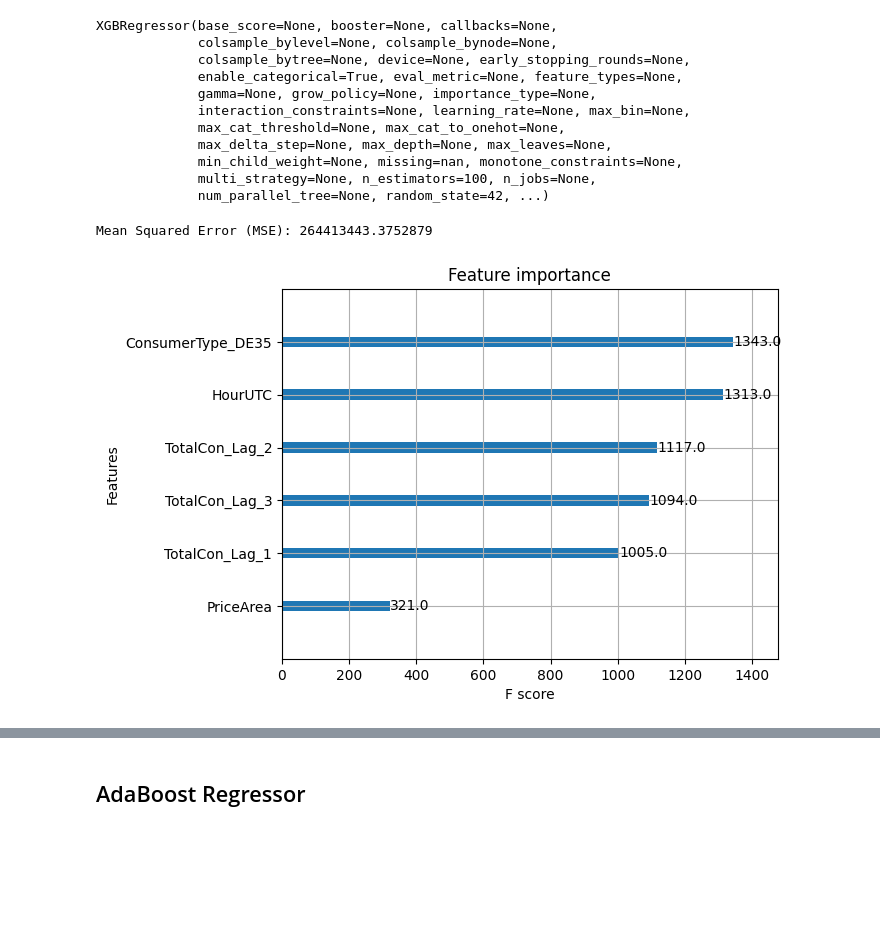
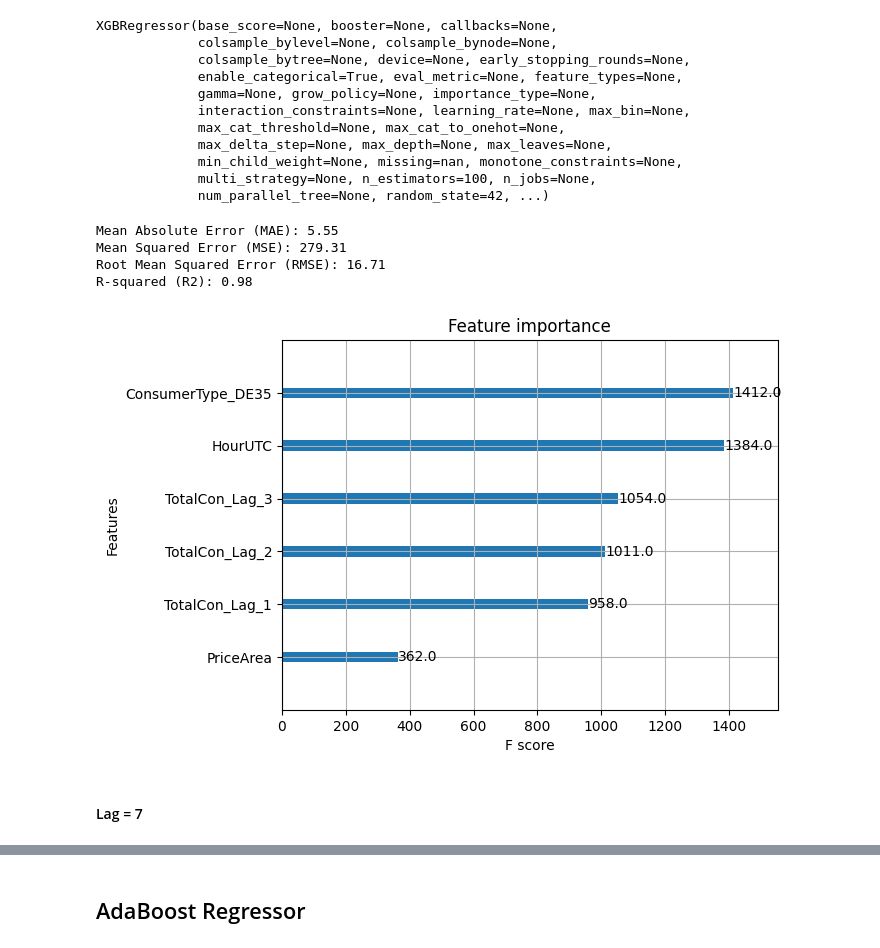
Before and after one commit to quantran-13/cs2215-ECD-mlops, a Jupyter notebook: notebooks/baseline_model.ipynb, the cells around one changed output, grey strips where cells are left out. Saved outputs shown, nothing was run; the diff lists cells and outputs as text; code cells hidden in the pictures; blank space fills up the shorter version.

Commit message:
feat(XGBRegressor): add more eval metrics + save model weights

```diff
--- a/notebooks/baseline_model.ipynb
+++ b/notebooks/baseline_model.ipynb
@@ -184,7 +186,8 @@ class TimeSeriesPreprocessor(BaseEstimator, TransformerMixin):
         processed_df['HourDK'] = processed_df['HourDK'].astype('int64')
 
         # Ensure 'TotalCon' is of float data type
-        processed_df['TotalCon'] = processed_df['TotalCon'].astype(float)
+        # processed_df['TotalCon'] = processed_df['TotalCon'].astype(float) // 10**9.
+        processed_df['TotalCon'] = processed_df['TotalCon'].astype(float) // 10**3.
 
         # Encode categorical columns using the fitted label encoders
         for col in ['PriceArea', 'ConsumerType_DE35']:
@@ -307,7 +319,7 @@ dtype: object
 # %%
 from xgboost import XGBRegressor
 # %%
-LAG = 7
+LAG = 3
 N_ESTIMATORS = 100
 RANDOM_STATE = 42
 WARN_ON_NA = True
@@ -317,7 +329,7 @@ DROP_NA = True
 preprocessing_pipeline = Pipeline([
     ('preprocessor', TimeSeriesPreprocessor()),
     ('lag_feature_generator', LagFeatureGenerator(
-        lag=3,
+        lag=LAG,
         warn_on_na=WARN_ON_NA,
         drop_na=DROP_NA
     ))
@@ -335,7 +347,12 @@ y = transformed_data['TotalCon']
 X = transformed_data.drop(columns=['TotalCon'])
 
 # Split the data into training and testing sets within the pipeline
-X_train, X_test, y_train, y_test = train_test_split(X, y, test_size=0.2, random_state=42)
+X_train, X_test, y_train, y_test = train_test_split(
+                                        X,
+                                        y,
+                                        test_size=0.2,
+                                        random_state=RANDOM_STATE
+                                )
 # %%
 X_train.head()
 # %% [output]
@@ -373,14 +390,25 @@ XGBRegressor(base_score=None, booster=None, callbacks=None,
 # %%
 # Make predictions on the test data
 y_pred = model.predict(X_test)
 
-# Evaluate the model using Mean Squared Error (MSE)
+# Evaluate the model using metrics
+mae = mean_absolute_error(y_test, y_pred)
 mse = mean_squared_error(y_test, y_pred)
-print(f"Mean Squared Error (MSE): {mse}")
+rmse = mean_squared_error(y_test, y_pred, squared=False)
+r2 = r2_score(y_test, y_pred)
+
+# Print the evaluation metrics
+print(f'Mean Absolute Error (MAE): {mae:.2f}')
+print(f'Mean Squared Error (MSE): {mse:.2f}')
+print(f'Root Mean Squared Error (RMSE): {rmse:.2f}')
+print(f'R-squared (R2): {r2:.2f}')
 
 # Visualize feature importance (if needed)
 xgb.plot_importance(model)
 plt.show()
 # %% [output]
-Mean Squared Error (MSE): 264413443.3752879
+Mean Absolute Error (MAE): 5.55
+Mean Squared Error (MSE): 279.31
+Root Mean Squared Error (RMSE): 16.71
+R-squared (R2): 0.98
-[figure, old version]
+[figure, new version]
@@ -386,0 +417,2 @@ Mean Squared Error (MSE): 264413443.3752879
+# %% [markdown]
+#### Lag = 7
```
Also changed, not shown: parts of 17 cells of this notebook, 3 other files.
